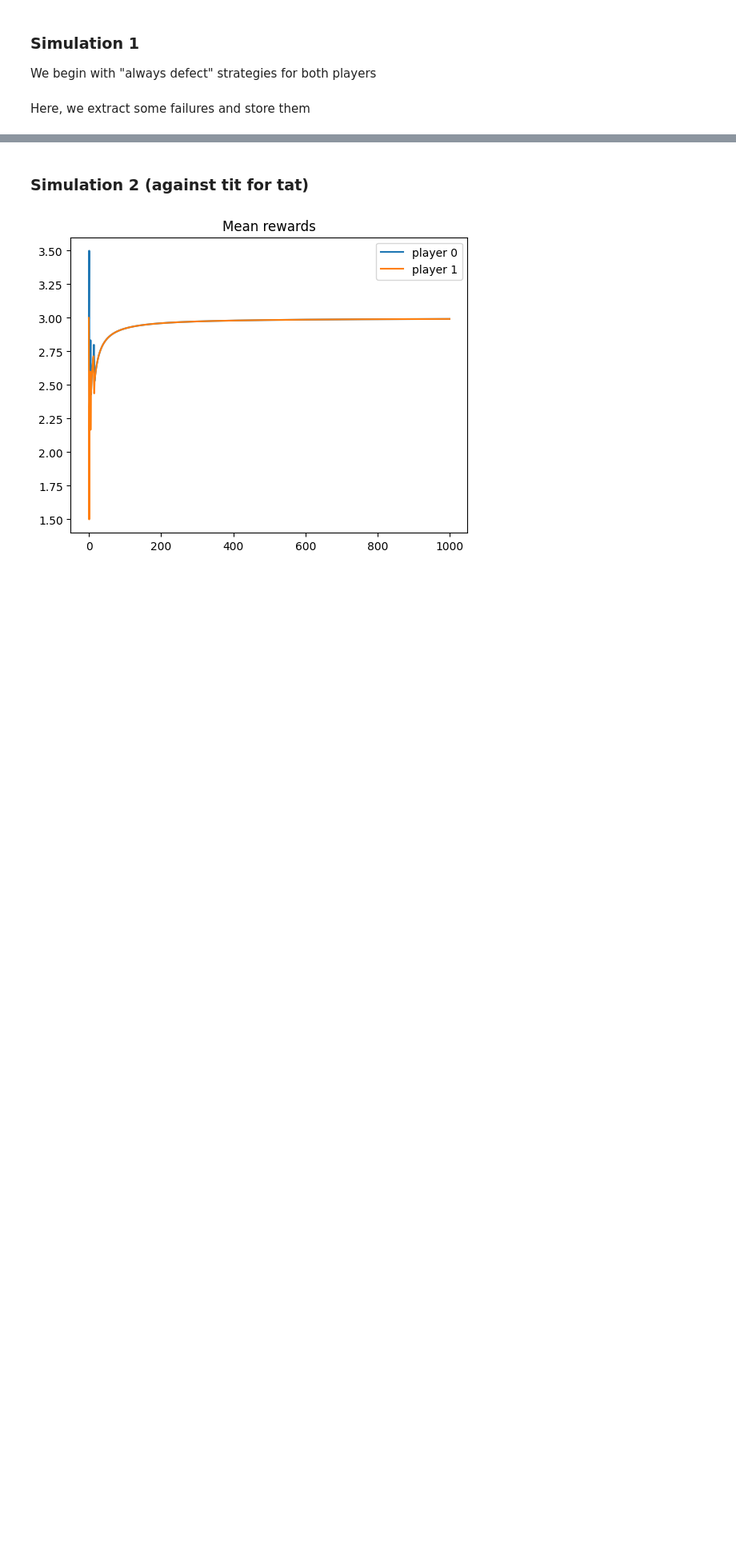
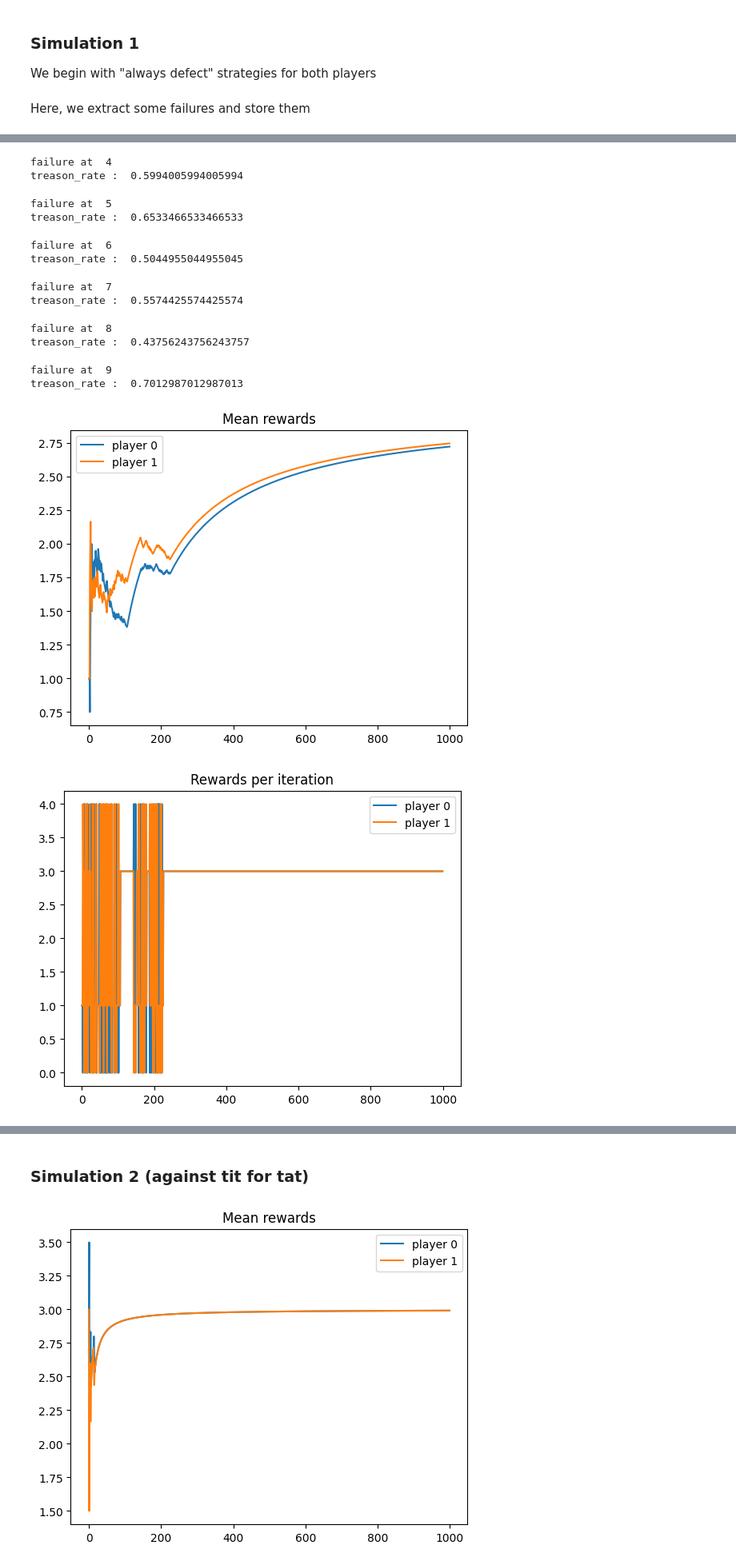
Before and after one commit to Farid-Najar/PrisonerD, a Jupyter notebook: learning2cooperate.ipynb, the cells around one changed output, grey strips where cells are left out. Shown at 80% size. Saved outputs shown, nothing was run; the diff lists cells and outputs as text; code cells hidden in the pictures; blank space fills up the shorter version.

```diff
--- a/learning2cooperate.ipynb
+++ b/learning2cooperate.ipynb
@@ -595,7 +671,7 @@ def simulation(
 Here, we extract some failures and store them
 # %%
 import pickle
-i = 7
+i = 1
 for _ in range(100):
     *results, rng_state = simulation(game_length=1000)
     treason_rate = results[2][1,1]/np.sum(results[2])
@@ -607,3 +683,4 @@ for _ in range(100):
         i += 1
 
 render_results(*results)
+# %% [output]
@@ -609,0 +693,14 @@ render_results(*results)
+failure at  4
+treason_rate :  0.5994005994005994
+failure at  5
+treason_rate :  0.6533466533466533
+failure at  6
+treason_rate :  0.5044955044955045
+failure at  7
+treason_rate :  0.5574425574425574
+failure at  8
+treason_rate :  0.43756243756243757
+failure at  9
+treason_rate :  0.7012987012987013
+[figure, added]
+[figure, added]
```
Also changed, not shown: parts of 26 cells of this notebook, 13 other files.
